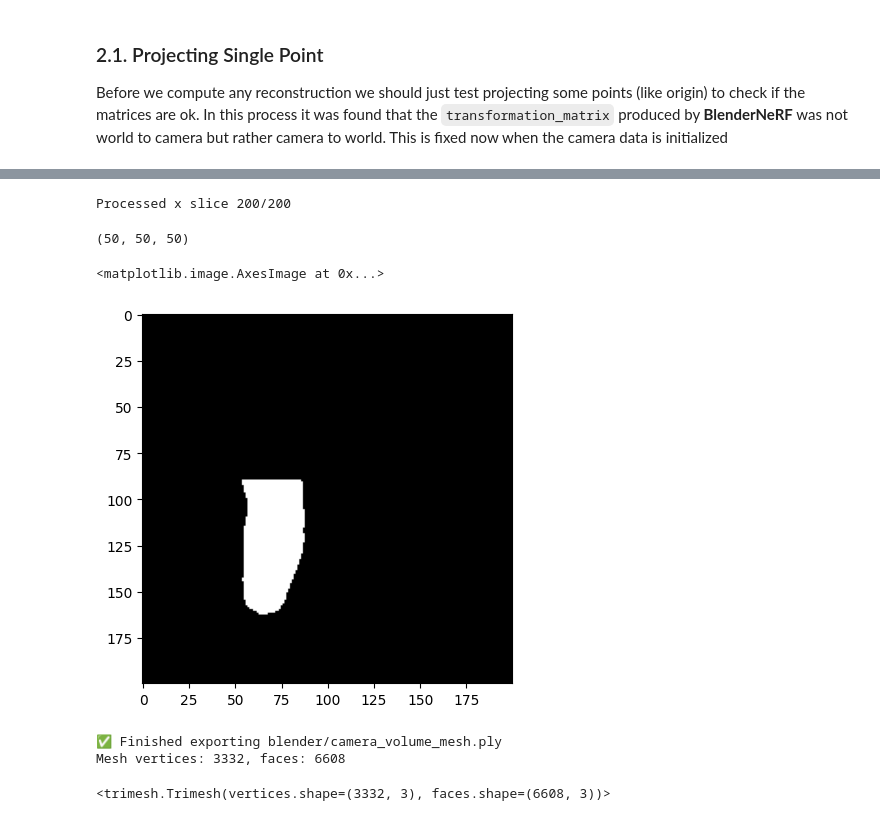
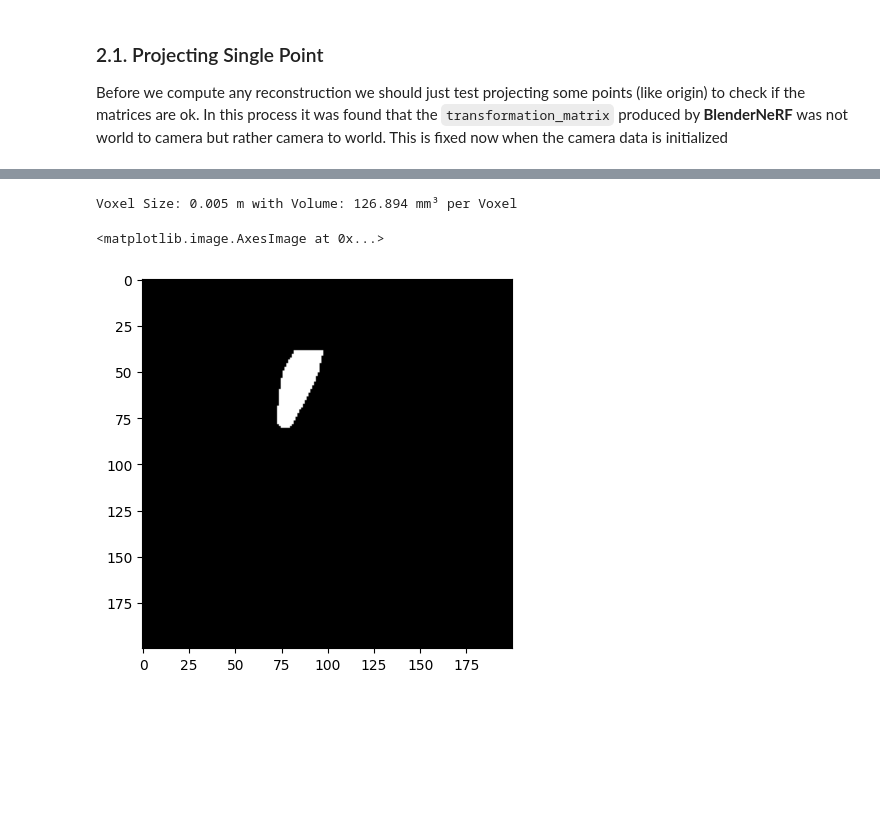
Before and after one commit to GuilhermeCosta-Ferreira/ARM-SOFT-Scanning, a Jupyter notebook: 3d_reconstruction/reconstruction_nb.ipynb, the cells around one changed output, grey strips where cells are left out. Saved outputs shown, nothing was run; the diff lists cells and outputs as text; code cells hidden in the pictures; blank space fills up the shorter version.

```diff
--- a/3d_reconstruction/reconstruction_nb.ipynb
+++ b/3d_reconstruction/reconstruction_nb.ipynb
@@ -118,35 +115,34 @@ array([-0.5, -0.5, -0.5])
+# %%
+def project_world_to_image(point_3d: np.ndarray, P: np.ndarray) -> tuple[int, int] | tuple[None, None]:
+    x1, x2, x3 = P @ point_3d
+    if x3 == 0: return None, None
+
+    u = int(x1 / x3)
+    v = int(x2 / x3)
+    return u, v
+# %%
+def project_scan(camera_data: CamerasData, scan: Scan, resolution: int, reconstruction_range: float) -> tuple[np.ndarray, float]:
+    coord_matrix_map, coord_range = generate_worl_grid_cube(resolution, reconstruction_range)
+    camera_volume = np.zeros(coord_matrix_map.shape[:3], dtype=int)
+    voxel_size = coord_range[1] - coord_range[0]
+
+    for idx, x in enumerate(tqdm(coord_range, desc="🔄 Processing Slices")):
+        for idy, y in enumerate(coord_range):
+            for idz, z in enumerate(coord_range):
+                point_3d = np.array([x, y, z, 1])
+                u,v = project_world_to_image(point_3d, camera_data.P(example_camera))
+
+                is_valid = (u is not None and v is not None) and (0 <= u < scan.shape[0]) and (0 <= v < scan.shape[1])
+                if is_valid: camera_volume[idx, idy, idz] += scan.scan[u, v]
+
+    return camera_volume, voxel_size
 # %%
-camera_volume = np.zeros(X.shape, dtype=int)
-for idx, x in enumerate(x_range):
-    for idy, y in enumerate(y_range):
-        for idz, z in enumerate(z_range):
-            point_3d = np.array([x, y, z, 1])
+camera_volume, voxel_size = project_scan(camera_data, scans.full_scan(example_camera), resolution=200, reconstruction_range=0.5)
 
-            x1, x2, x3 = np.round(P @ point_3d)
-            if x3 == 0: continue
-            u = int(x1 / x3)
-            v = int(x2 / x3)
+print(f"Voxel Size: {np.round(voxel_size,3)} m with Volume: {np.round(voxel_size**3 * 1e9, 3)} mm³ per Voxel")
 
-            if 0 <= u < scans.scan_shape[0] and 0 <= v < scans.scan_shape[1]:
-                camera_volume[idx, idy, idz] += scans.scan(camera_nr)[u, v]
-    print(f"Processed x slice {idx+1}/{resolution}", end='\r')
-
-camera_volume = np.where(camera_volume > 0, 1, 0)
+plt.imshow(camera_volume[:, 0, :], cmap='gray')
 # %% [output]
-Processed x slice 200/200
+Voxel Size: 0.005 m with Volume: 126.894 mm³ per Voxel
+<matplotlib.image.AxesImage at 0x...>
+[figure, added]
-# %%
-camera_volume.shape
-# %% [output]
-(50, 50, 50)
-# %%
-import matplotlib.pyplot as plt
-plt.imshow(camera_volume[:, resolution // 2, :], cmap='gray')
-# %% [output]
-<matplotlib.image.AxesImage at 0x...>
-[figure, removed]
-# %%
-build_mesh(camera_volume, file_name="camera_volume_mesh.ply")
-# %% [output]
-✅ Finished exporting blender/camera_volume_mesh.ply
-Mesh vertices: 3332, faces: 6608
-<trimesh.Trimesh(vertices.shape=(3332, 3), faces.shape=(6608, 3))>
```
Also changed, not shown: parts of 16 cells of this notebook, 1 other file.
